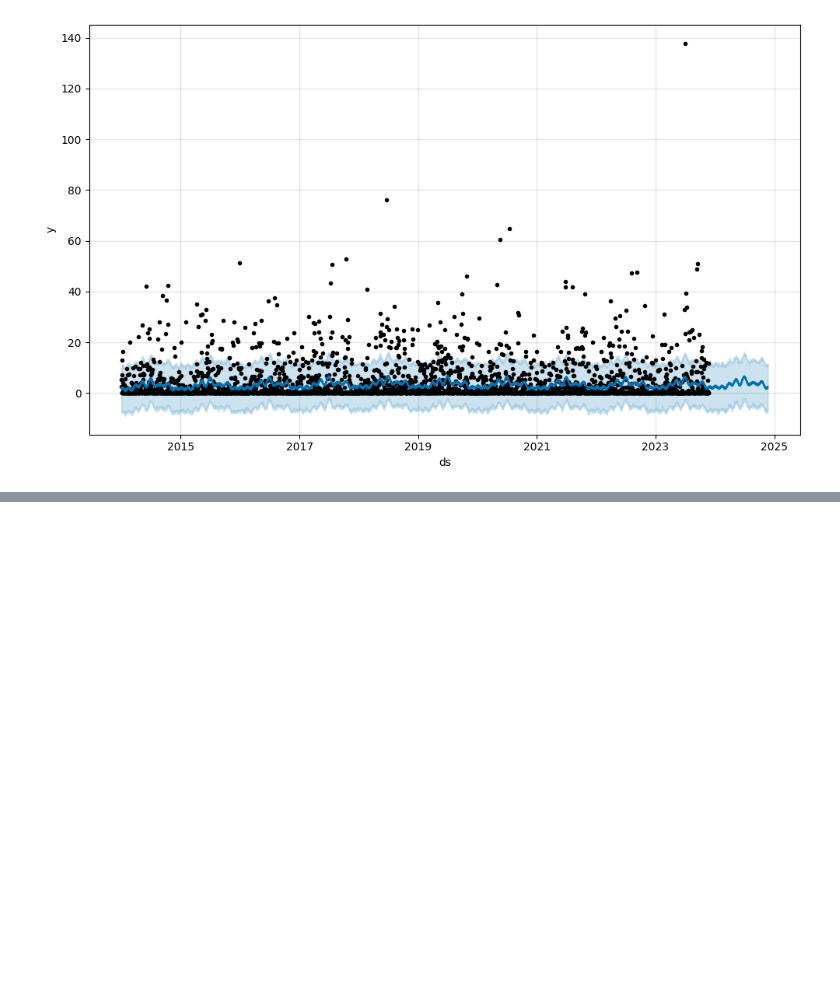
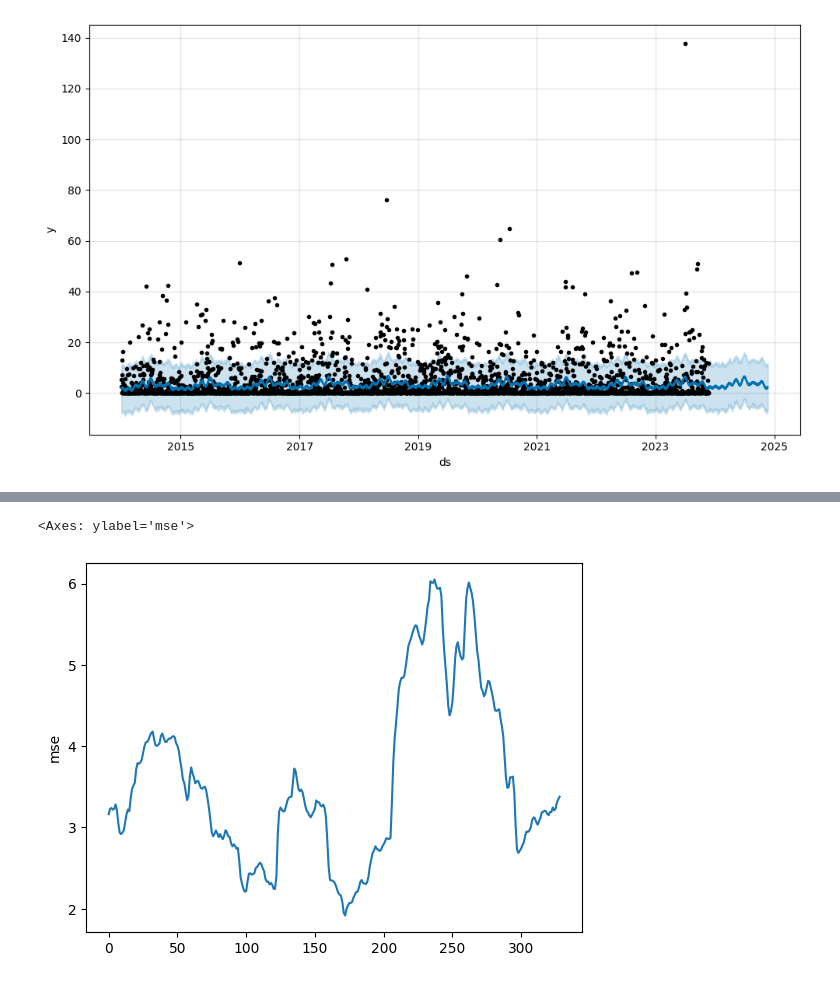
Before and after one commit to elliottjones56/Weather, a Jupyter notebook: code/vijay-starter.ipynb, the cells around one changed output, grey strips where cells are left out. Saved outputs shown, nothing was run; the diff lists cells and outputs as text; code cells hidden in the pictures; blank space fills up the shorter version.

```diff
--- a/code/vijay-starter.ipynb
+++ b/code/vijay-starter.ipynb
@@ -510,0 +568,4 @@ m.plot(forecast);
+# %%
+
+cv_df = prophet.diagnostics.cross_validation(m, cutoffs = pd.to_datetime(['2017-01-01', '2018-01-01', '2019-01-01', '2020-01-01', '2021-01-01', '2022-01-01']), horizon = '365 days')
+metrics = prophet.diagnostics.performance_metrics(cv_df)
@@ -510,0 +585,5 @@ m.plot(forecast);
+# %%
+sns.lineplot(metrics['mse'])
+# %% [output]
+<Axes: ylabel='mse'>
+[figure, added]
```
Also changed, not shown: parts of 14 cells of this notebook.
